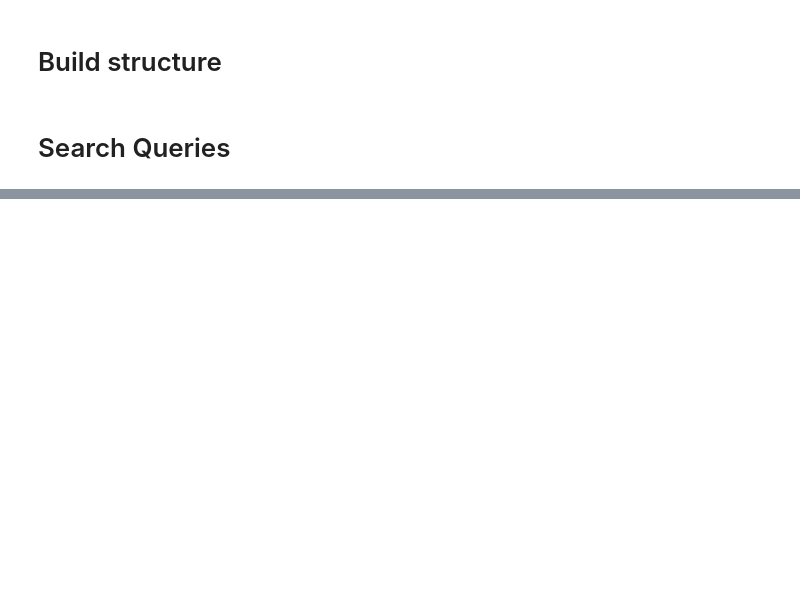
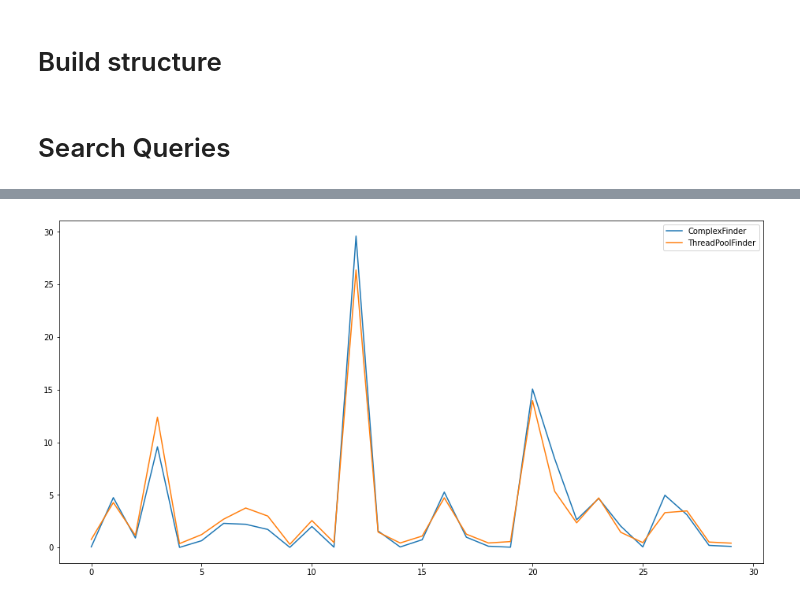
Before and after one commit to quantori/qtr-fingerprint, a Jupyter notebook: notebooks/build_and_run_substructure_finder.ipynb, the cells around one changed output, grey strips where cells are left out. Drawn from its saved outputs; the diff is of its cells as text; code cells hidden in the pictures; blank space fills up the shorter version.

```diff
--- a/notebooks/build_and_run_substructure_finder.ipynb
+++ b/notebooks/build_and_run_substructure_finder.ipynb
@@ -58,9 +59,9 @@ class ComplexFinder(SearchEngine, Finder):
     def find_all(self, fp):
         return self.search(fp)
 # %%
-class AsyncFinder(SearchEngine, Finder):
+class ThreadPoolFinder(ThreadPoolSearchEngine, Finder):
     def find_all(self, fp):
-        return self.async_search(fp)
+        return self.search(fp)
 # %%
 # mcc100_2kk = ComplexFinder(data_path / '2kk_100_mcc')
 # mcc100_2kk_async = AsyncFinder(data_path / '2kk_100_mcc')
@@ -94,0 +102,3 @@ stat_async = FinderSpeedTester([mcc100_17kk_heur2000_async]).test_all(queries_30
+# %%
+%%time
+stat_sync = FinderSpeedTester([mcc100_17kk_heur2000]).test_all(queries_30, verbose=True, ans_count=10)
@@ -94,0 +123,2 @@ stat_async = FinderSpeedTester([mcc100_17kk_heur2000_async]).test_all(queries_30
+# %%
+mcc100_17kk_heur2000_async = ThreadPoolFinder(data_path / '17kk_100_heur2000')
@@ -101,2 +167,6 @@ stat.as_boxplot()
+# %%
+stat.as_plot()
+# %% [output]
+[figure, added]
 # %%
 stat.as_plot()
```
Also changed, not shown: parts of 18 cells of this notebook, 4 other files.
